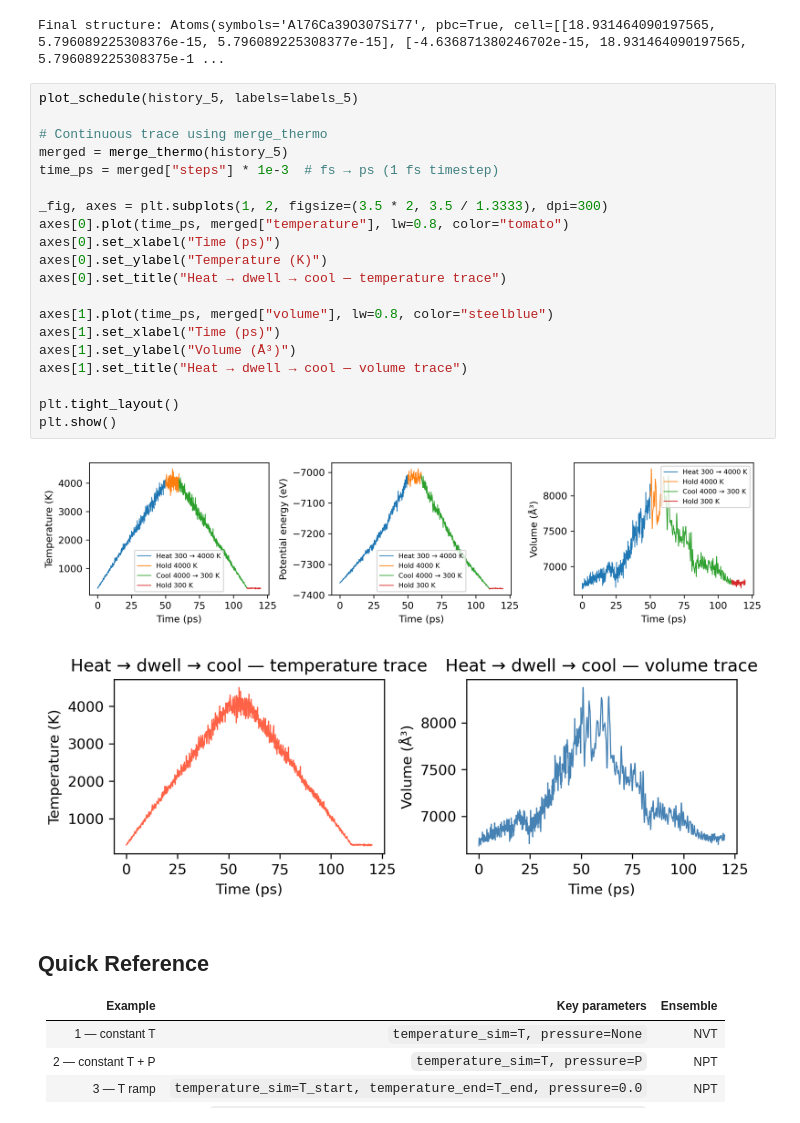
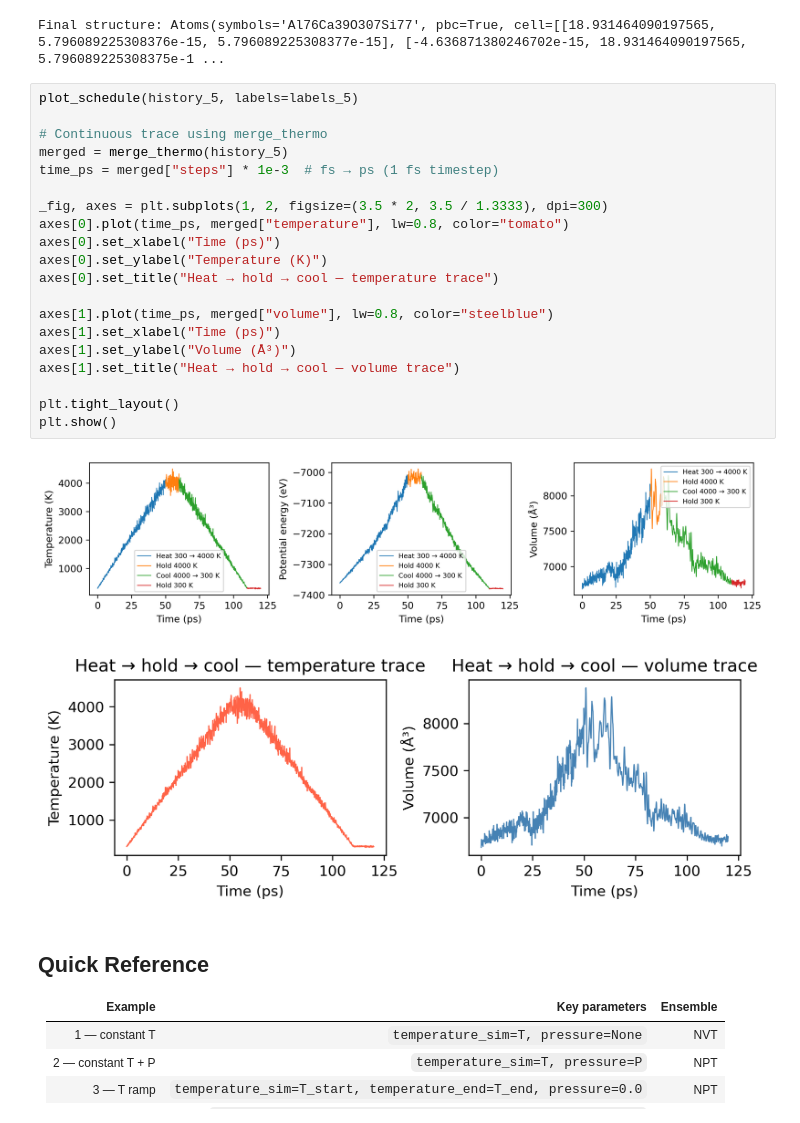
Before and after one commit to glasagent/amorphouspy, a Jupyter notebook: notebooks/MDTutorial.ipynb, the cells around one changed output. Saved outputs shown, nothing was run; the diff lists cells and outputs as text.

```diff
--- a/notebooks/MDTutorial.ipynb
+++ b/notebooks/MDTutorial.ipynb
@@ -271,26 +271,26 @@ Final structure: Atoms(symbols='Al76Ca39O307Si77', pbc=True, cell=[[18.931464090
 # %%
 plot_schedule(history_5, labels=labels_5)
 
 # Continuous trace using merge_thermo
 merged = merge_thermo(history_5)
 time_ps = merged["steps"] * 1e-3  # fs → ps (1 fs timestep)
 
 _fig, axes = plt.subplots(1, 2, figsize=(3.5 * 2, 3.5 / 1.3333), dpi=300)
 axes[0].plot(time_ps, merged["temperature"], lw=0.8, color="tomato")
 axes[0].set_xlabel("Time (ps)")
 axes[0].set_ylabel("Temperature (K)")
-axes[0].set_title("Heat → dwell → cool — temperature trace")
+axes[0].set_title("Heat → hold → cool — temperature trace")
 
 axes[1].plot(time_ps, merged["volume"], lw=0.8, color="steelblue")
 axes[1].set_xlabel("Time (ps)")
 axes[1].set_ylabel("Volume (Å³)")
-axes[1].set_title("Heat → dwell → cool — volume trace")
+axes[1].set_title("Heat → hold → cool — volume trace")
 
 plt.tight_layout()
 plt.show()
 # %% [output]
 [figure]
-[figure, old version]
+[figure, new version]
 # %% [markdown]
 ## Quick Reference
 
```
Also changed, not shown: parts of 1 cell of this notebook, 8 other files.
